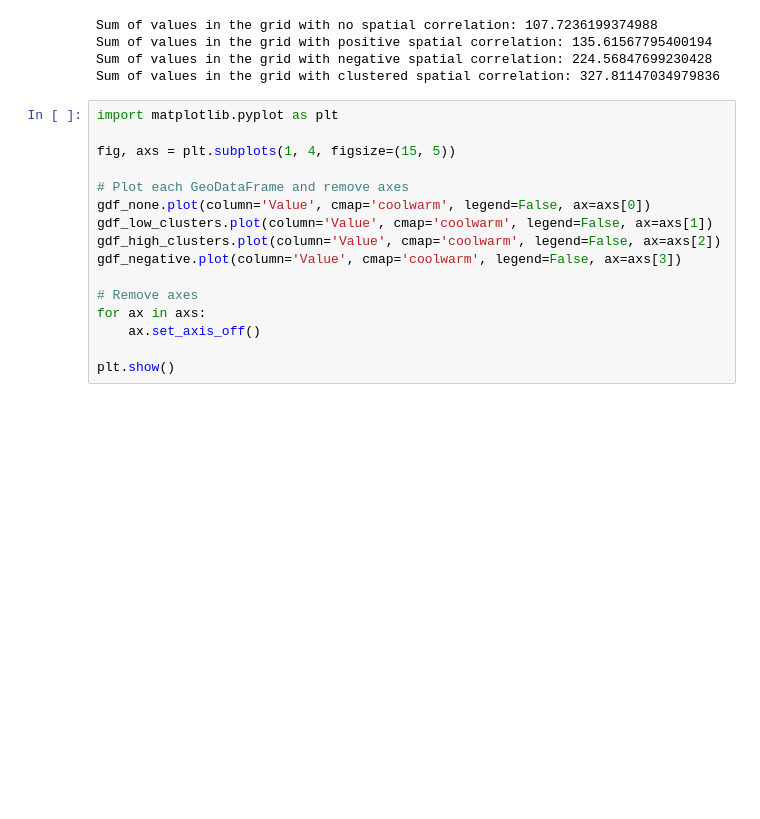
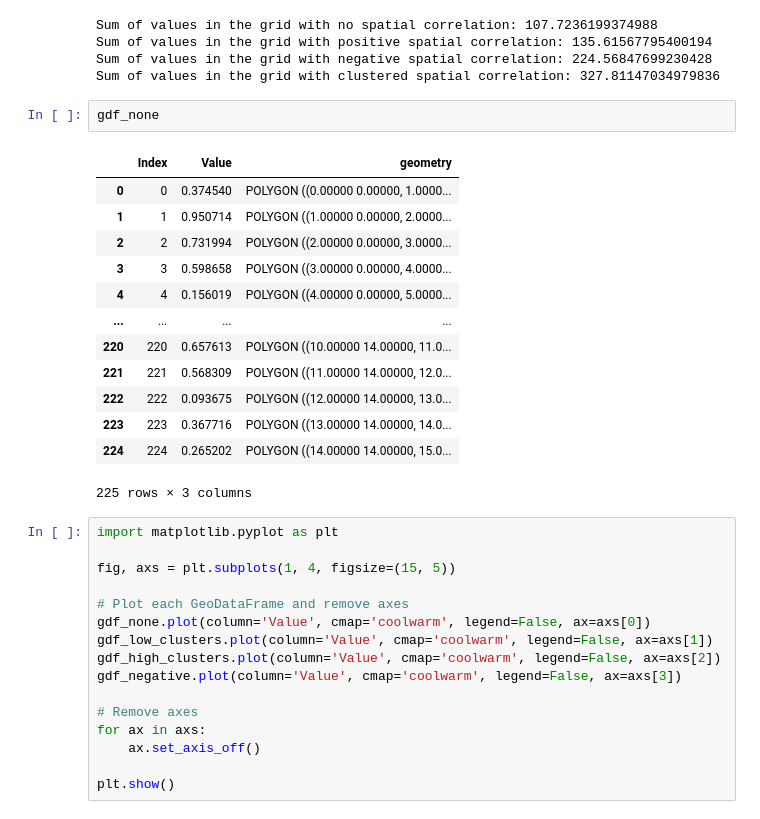
Before and after one commit to hashansl/ornl-spatial-simulations, a Jupyter notebook: experiment_2/simulation_4.ipynb, the cells around one changed output. Drawn from its saved outputs; the diff is of its cells as text; blank space fills up the shorter version.

```diff
--- a/experiment_2/simulation_4.ipynb
+++ b/experiment_2/simulation_4.ipynb
@@ -122,6 +122,22 @@ Sum of values in the grid with no spatial correlation: 107.7236199374988
 Sum of values in the grid with positive spatial correlation: 135.61567795400194
 Sum of values in the grid with negative spatial correlation: 224.56847699230428
 Sum of values in the grid with clustered spatial correlation: 327.81147034979836
+# %%
+gdf_none
+# %% [output]
+|  | Index | Value | geometry |
+| 0 | 0 | 0.374540 | POLYGON ((0.00000 0.00000, 1.0000... |
+| 1 | 1 | 0.950714 | POLYGON ((1.00000 0.00000, 2.0000... |
+| 2 | 2 | 0.731994 | POLYGON ((2.00000 0.00000, 3.0000... |
+| 3 | 3 | 0.598658 | POLYGON ((3.00000 0.00000, 4.0000... |
+| 4 | 4 | 0.156019 | POLYGON ((4.00000 0.00000, 5.0000... |
+| ... | ... | ... | ... |
+| 220 | 220 | 0.657613 | POLYGON ((10.00000 14.00000, 11.0... |
+| 221 | 221 | 0.568309 | POLYGON ((11.00000 14.00000, 12.0... |
+| 222 | 222 | 0.093675 | POLYGON ((12.00000 14.00000, 13.0... |
+| 223 | 223 | 0.367716 | POLYGON ((13.00000 14.00000, 14.0... |
+| 224 | 224 | 0.265202 | POLYGON ((14.00000 14.00000, 15.0... |
+225 rows × 3 columns
 # %%
 import matplotlib.pyplot as plt
 
```
Also changed, not shown: 13 other files.
